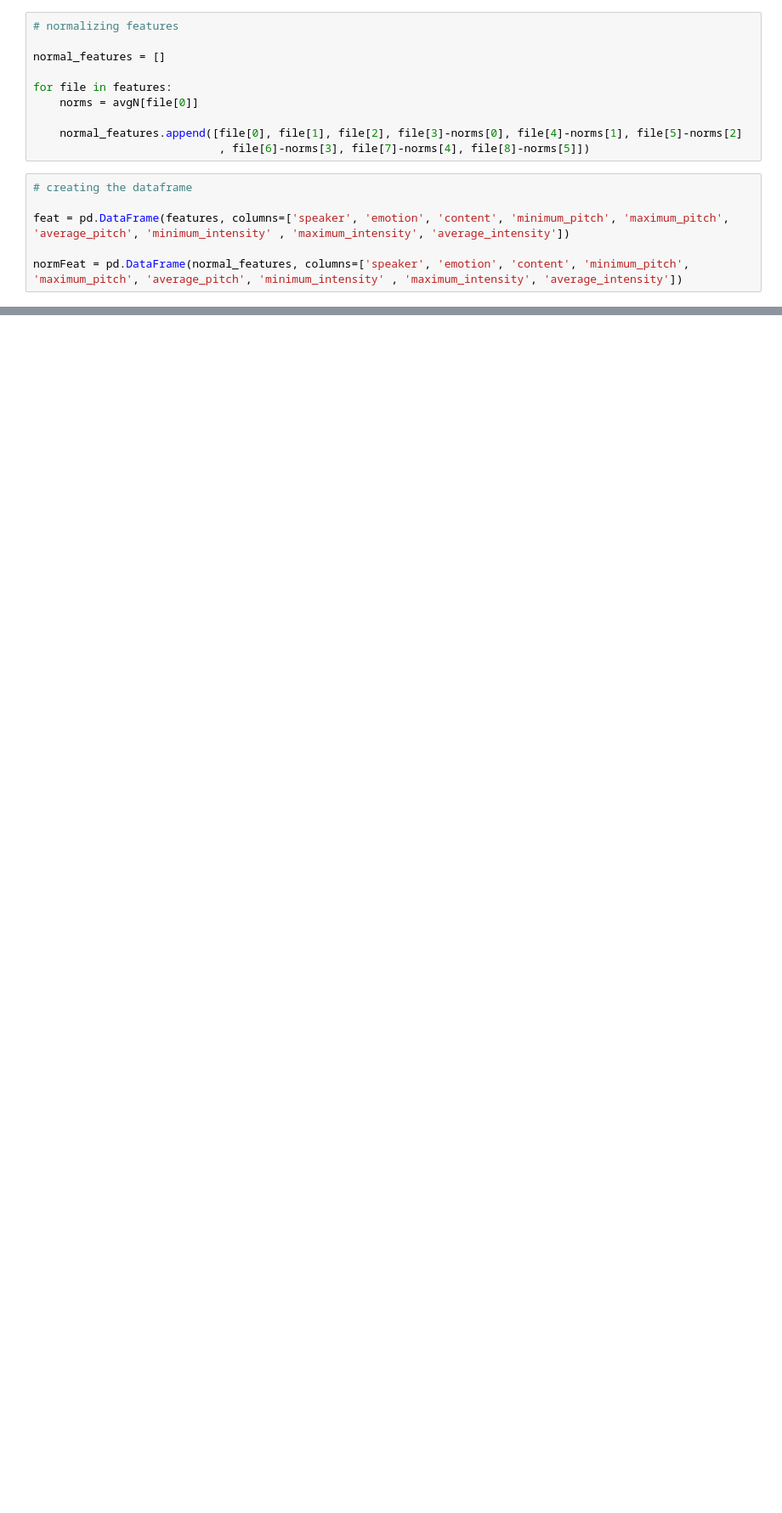
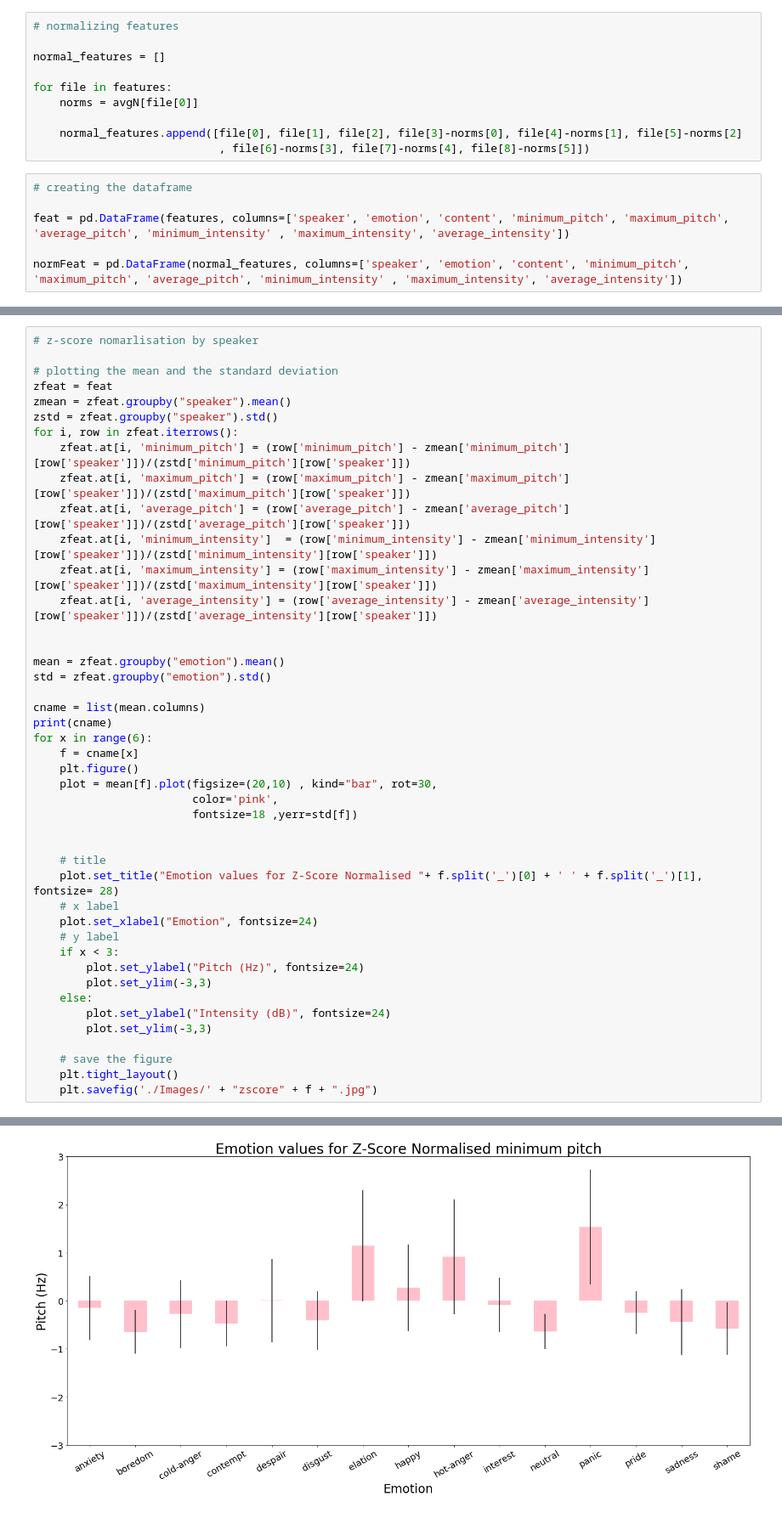
Before and after one commit to s-abdullah/EmotionRecognition, a Jupyter notebook: FeatureAnalysis.ipynb, the cells around one changed output, grey strips where cells are left out. Shown at 85% size. Drawn from its saved outputs; the diff is of its cells as text; blank space fills up the shorter version.

```diff
--- a/FeatureAnalysis.ipynb
+++ b/FeatureAnalysis.ipynb
@@ -132,0 +197,45 @@ normFeat = pd.DataFrame(normal_features, columns=['speaker', 'emotion', 'content
+# %%
+# z-score nomarlisation by speaker
+
+# plotting the mean and the standard deviation
+zfeat = feat
+zmean = zfeat.groupby("speaker").mean()
+zstd = zfeat.groupby("speaker").std()
+for i, row in zfeat.iterrows():
+    zfeat.at[i, 'minimum_pitch'] = (row['minimum_pitch'] - zmean['minimum_pitch'][row['speaker']])/(zstd['minimum_pitch'][row['speaker']])
+    zfeat.at[i, 'maximum_pitch'] = (row['maximum_pitch'] - zmean['maximum_pitch'][row['speaker']])/(zstd['maximum_pitch'][row['speaker']])
+    zfeat.at[i, 'average_pitch'] = (row['average_pitch'] - zmean['average_pitch'][row['speaker']])/(zstd['average_pitch'][row['speaker']])
+    zfeat.at[i, 'minimum_intensity']  = (row['minimum_intensity'] - zmean['minimum_intensity'][row['speaker']])/(zstd['minimum_intensity'][row['speaker']])
+    zfeat.at[i, 'maximum_intensity'] = (row['maximum_intensity'] - zmean['maximum_intensity'][row['speaker']])/(zstd['maximum_intensity'][row['speaker']])
+    zfeat.at[i, 'average_intensity'] = (row['average_intensity'] - zmean['average_intensity'][row['speaker']])/(zstd['average_intensity'][row['speaker']])
+
+
+mean = zfeat.groupby("emotion").mean()
+std = zfeat.groupby("emotion").std()
+
+cname = list(mean.columns)
+print(cname)
+for x in range(6):
+    f = cname[x]
+    plt.figure()
+    plot = mean[f].plot(figsize=(20,10) , kind="bar", rot=30,
+                        color='pink',
+                        fontsize=18 ,yerr=std[f])
+
+
+    # title
+    plot.set_title("Emotion values for Z-Score Normalised "+ f.split('_')[0] + ' ' + f.split('_')[1], fontsize= 28)
+    # x label
+    plot.set_xlabel("Emotion", fontsize=24)
+    # y label
+    if x < 3:
+        plot.set_ylabel("Pitch (Hz)", fontsize=24)
+        plot.set_ylim(-3,3)
+    else:
+        plot.set_ylabel("Intensity (dB)", fontsize=24)
+        plot.set_ylim(-3,3)
+
+    # save the figure
+    plt.tight_layout()
+    plt.savefig('./Images/' + "zscore" + f + ".jpg")
+# %% [output]
@@ -132,0 +243 @@ normFeat = pd.DataFrame(normal_features, columns=['speaker', 'emotion', 'content
+[figure, added]
```
Also changed, not shown: parts of 6 cells of this notebook, 19 other files.
